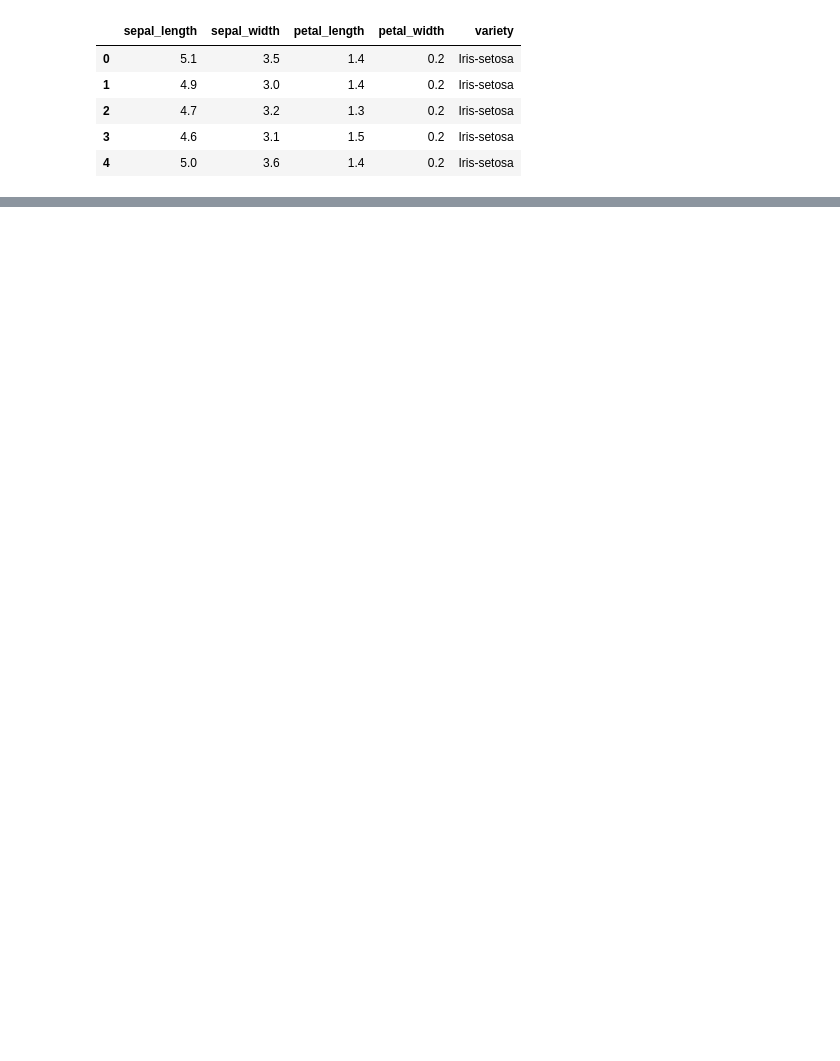
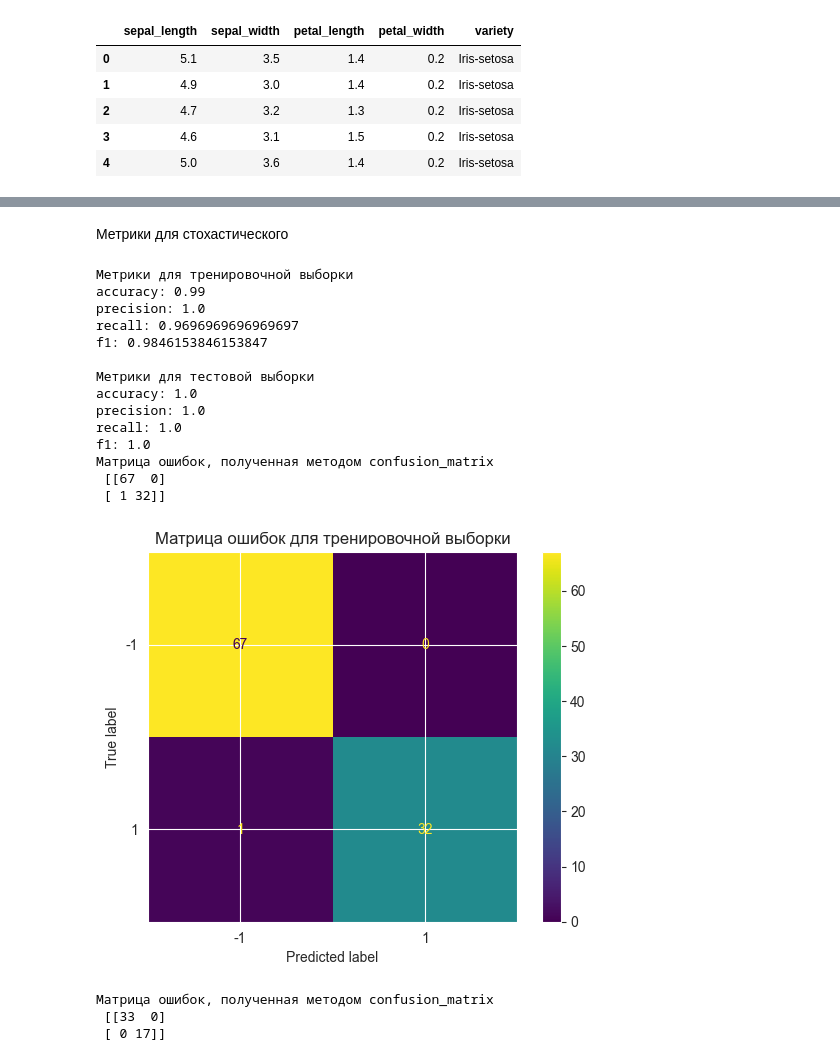
Before and after one commit to J0hnLenin/MachineLearningLabs, a Jupyter notebook: Lab06.ipynb, the cells around one changed output, grey strips where cells are left out. Drawn from its saved outputs; the diff is of its cells as text; code cells hidden in the pictures; blank space fills up the shorter version.

```diff
--- a/Lab06.ipynb
+++ b/Lab06.ipynb
@@ -193,0 +392,24 @@ from sklearn.model_selection import train_test_split
+# %% [markdown]
+Метрики для стохастического
+# %%
+cntr_svm_stochastic = Counter(X_train, X_test, y_train, y_test, svm_mini_batch)
+cntr_svm_stochastic.try_model()
+# %% [output]
+Метрики для тренировочной выборки
+accuracy: 0.99
+precision: 1.0
+recall: 0.9696969696969697
+f1: 0.9846153846153847
+
+Метрики для тестовой выборки
+accuracy: 1.0
+precision: 1.0
+recall: 1.0
+f1: 1.0
+Матрица ошибок, полученная методом confusion_matrix
+ [[67  0]
+ [ 1 32]]
+[figure, added]
+Матрица ошибок, полученная методом confusion_matrix
+ [[33  0]
+ [ 0 17]]
```
Also changed, not shown: parts of 52 cells of this notebook.
